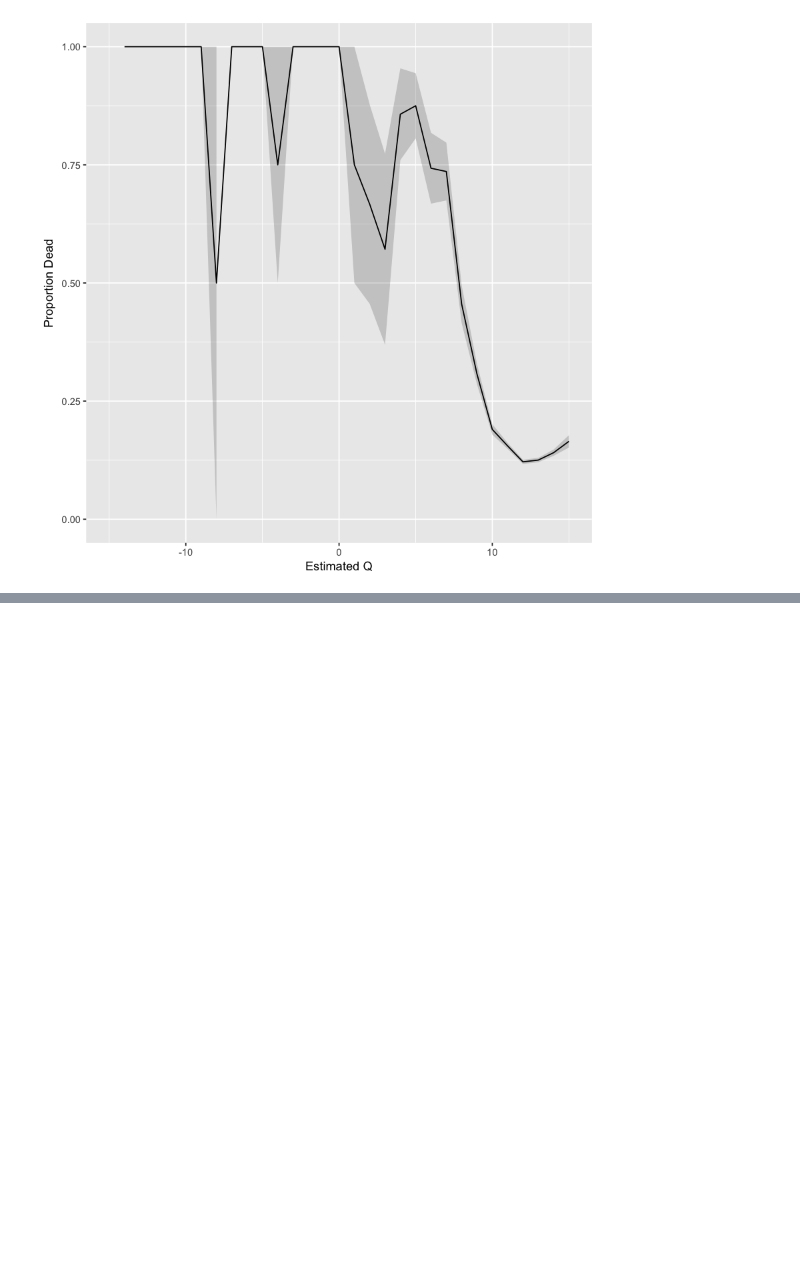
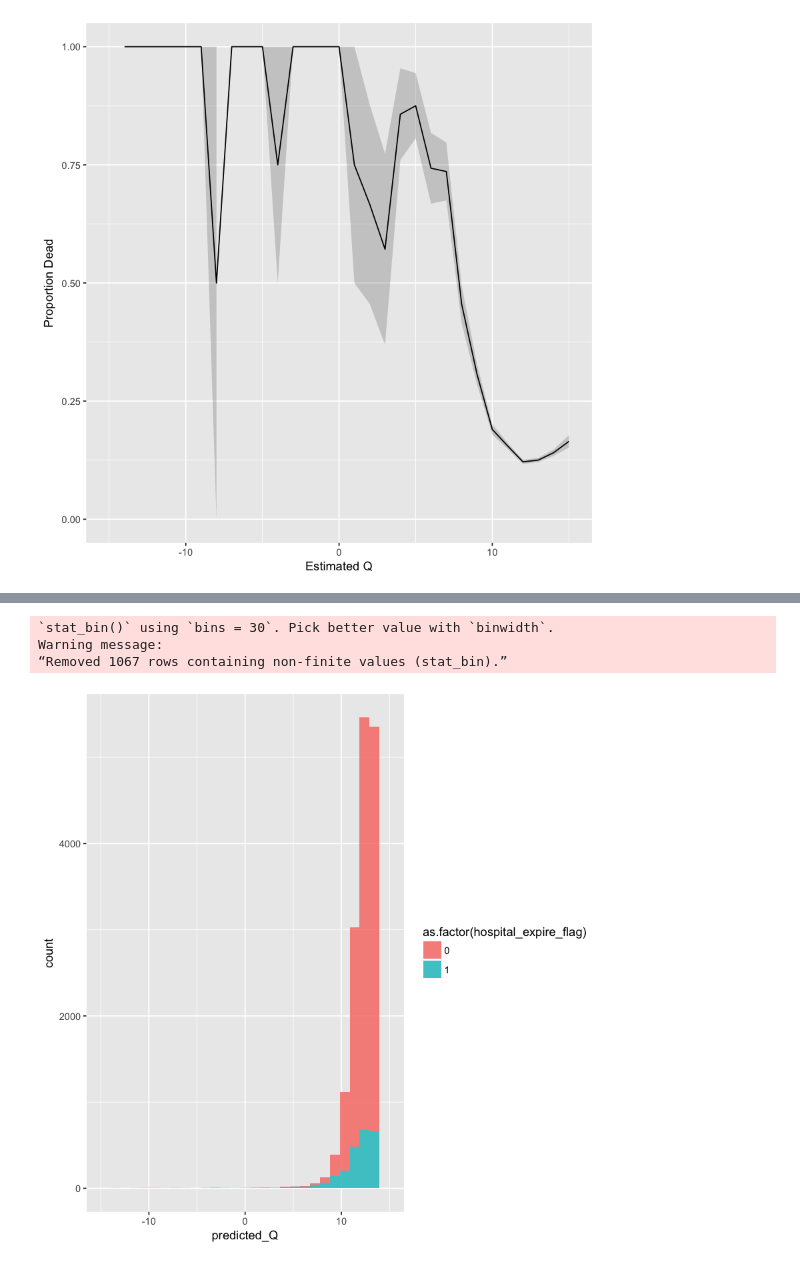
Before and after one commit to spfohl/cs238_sepsis_rl, a Jupyter notebook: src/mortality_plot.ipynb, the cells around one changed output, grey strips where cells are left out. Cells and saved outputs as stored; diff of their text form; code cells hidden in the pictures; blank space fills up the shorter version.

```diff
--- a/src/mortality_plot.ipynb
+++ b/src/mortality_plot.ipynb
@@ -150,0 +77,15 @@ ERROR: Error in data.frame(bin_id = b, bin_label = bin_labels): arguments imply
+# %%
+# density or histogram
+df %>%
+    ggplot(aes(predicted_Q, fill = as.factor(hospital_expire_flag))) +
+    geom_histogram(alpha = 0.8) +
+#     geom_smooth(span = 0.1) +
+#     geom_point()
+    xlim(-15, 15)
+#     xlab('Estimated Q') +
+#     ylab('Proportion Dead')
+# %% [output]
+`stat_bin()` using `bins = 30`. Pick better value with `binwidth`.
+Warning message:
+“Removed 1067 rows containing non-finite values (stat_bin).”
+[figure, added]
```
Also changed, not shown: parts of 10 cells of this notebook.
